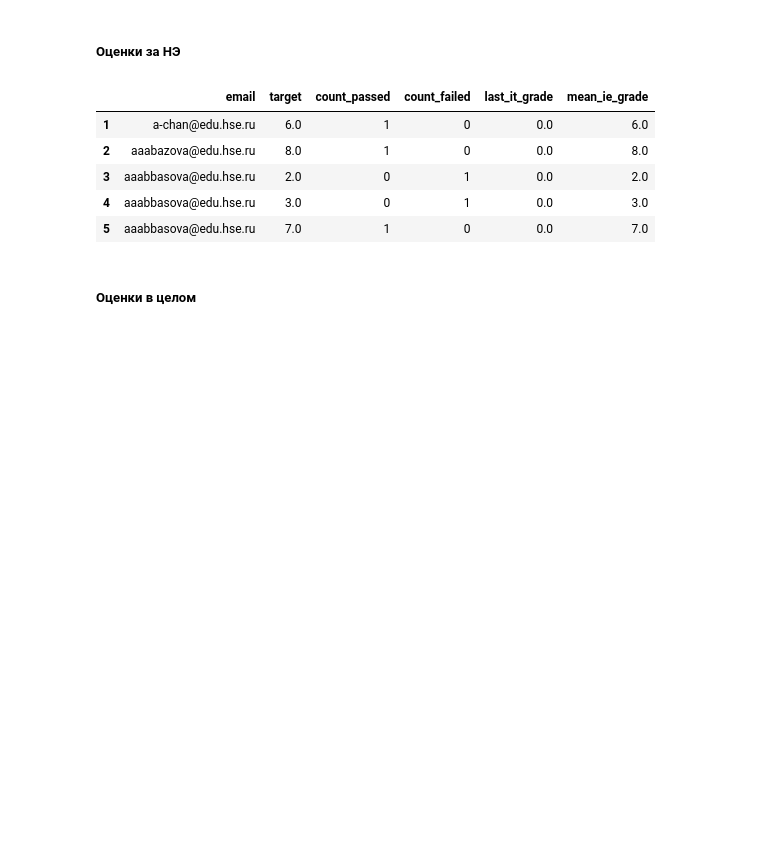
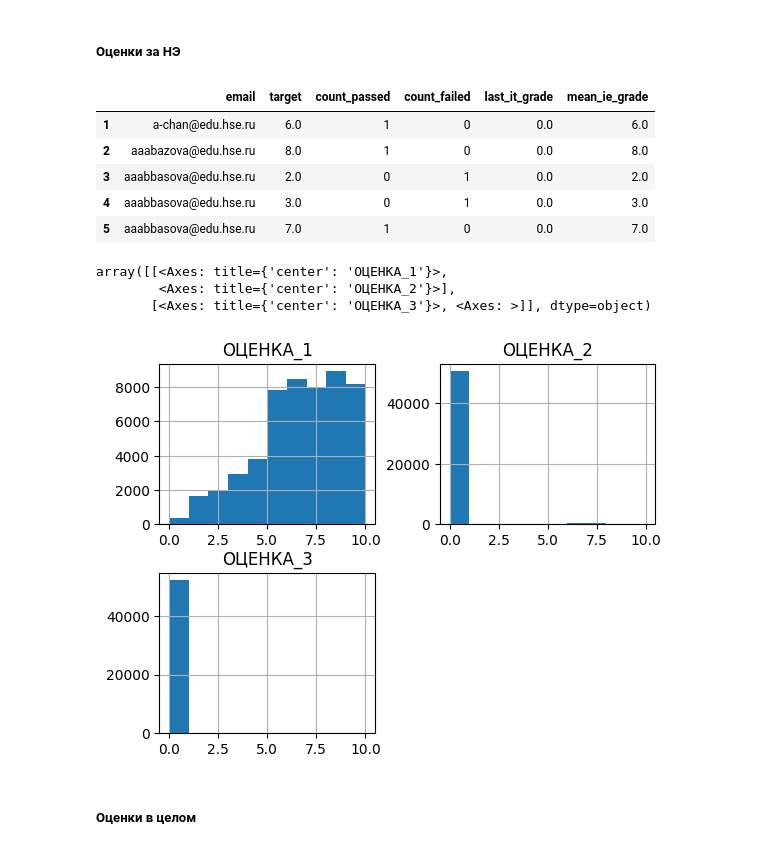
Before and after one commit to inokamilyanin/course-work-3, a Jupyter notebook: notebook.ipynb, the cells around one changed output. Drawn from its saved outputs; the diff is of its cells as text; code cells hidden in the pictures; blank space fills up the shorter version.

```diff
--- a/notebook.ipynb
+++ b/notebook.ipynb
@@ -618,6 +601,13 @@ final_df.head()
 | 3 | aaabbasova@edu.hse.ru | 2.0 | 0 | 1 | 0.0 | 2.0 |
 | 4 | aaabbasova@edu.hse.ru | 3.0 | 0 | 1 | 0.0 | 3.0 |
 | 5 | aaabbasova@edu.hse.ru | 7.0 | 1 | 0 | 0.0 | 7.0 |
+# %%
+processed_df[grade_cols].hist()
+# %% [output]
+array([[<Axes: title={'center': 'ОЦЕНКА_1'}>,
+        <Axes: title={'center': 'ОЦЕНКА_2'}>],
+       [<Axes: title={'center': 'ОЦЕНКА_3'}>, <Axes: >]], dtype=object)
+[figure, added]
 # %% [markdown]
 ##### Оценки в целом
 # %%
```
Also changed, not shown: parts of 34 cells of this notebook, 34 other files.
